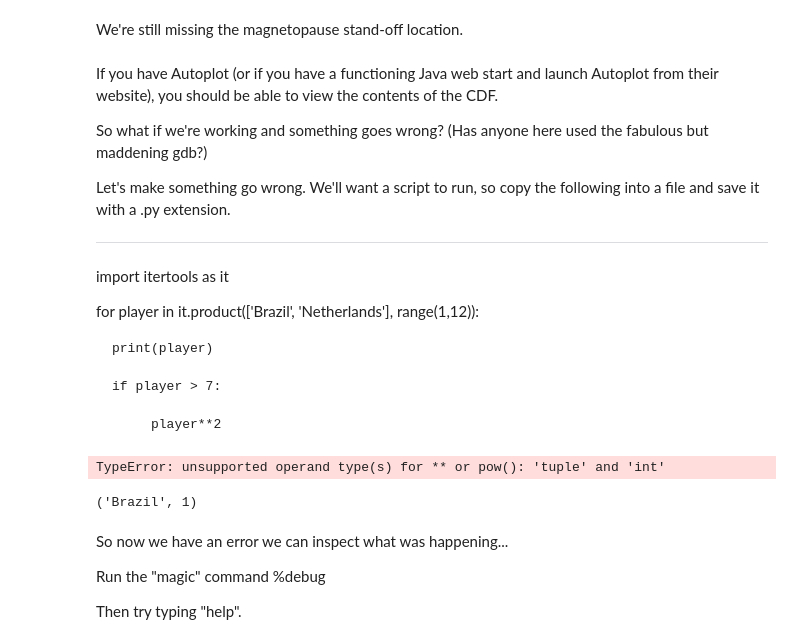
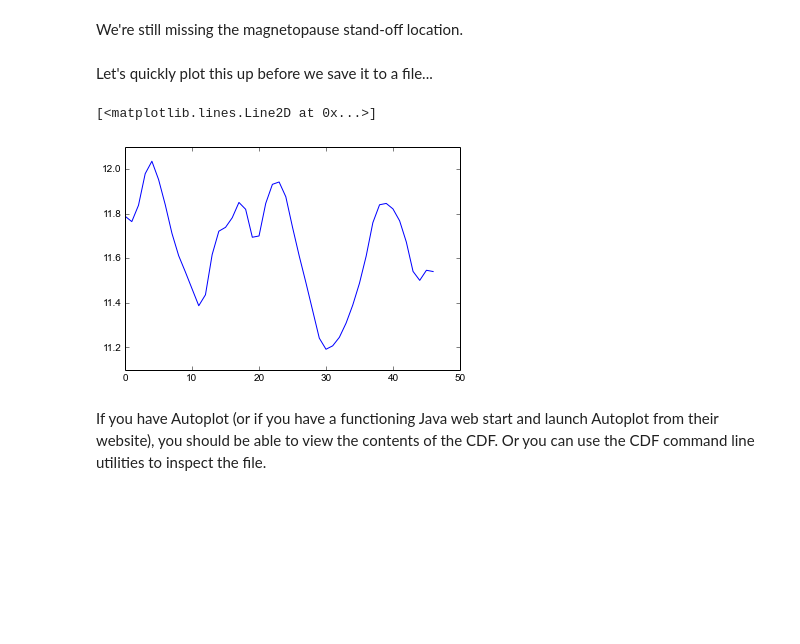
Before and after one commit to drsteve/Notebooks, a Jupyter notebook: SpacePy Tutorial.ipynb, the cells around one changed output. Drawn from its saved outputs; the diff is of its cells as text; code cells hidden in the pictures; blank space fills up the shorter version.

```diff
--- a/SpacePy Tutorial.ipynb
+++ b/SpacePy Tutorial.ipynb
@@ -429,34 +379,11 @@ out['ShueMP'] = dm.dmarray(mp_loc)
+# %% [markdown]
+Let's quickly plot this up before we save it to a file...
+# %%
+plt.plot(out['ShueMP'])
+# %% [output]
+[<matplotlib.lines.Line2D at 0x...>]
+[figure, added]
 # %%
 dm.toCDF('DataForTheBoss.cdf', out)
 # %% [markdown]
-If you have Autoplot (or if you have a functioning Java web start and launch Autoplot from their website), you should be able to view the contents of the CDF.
-
-So what if we're working and something goes wrong?
-(Has anyone here used the fabulous but maddening gdb?)
-
-Let's make something go wrong.
-We'll want a script to run, so copy the following into a file and save it with a .py extension.
-
-
-----
-
-import itertools as it
-
-for player in it.product(['Brazil', 'Netherlands'], range(1,12)):
-
-    print(player)
-
-    if player > 7:
-
-         player**2
+If you have Autoplot (or if you have a functioning Java web start and launch Autoplot from their website), you should be able to view the contents of the CDF. Or you can use the CDF command line utilities to inspect the file.
-# %%
-run -i myscript.py
-# %% [output]
-TypeError: unsupported operand type(s) for ** or pow(): 'tuple' and 'int'
-('Brazil', 1)
-# %% [markdown]
-So now we have an error we can inspect what was happening...
-
-Run the "magic" command %debug
-
-Then try typing "help".
```
Also changed, not shown: parts of 56 cells of this notebook.
